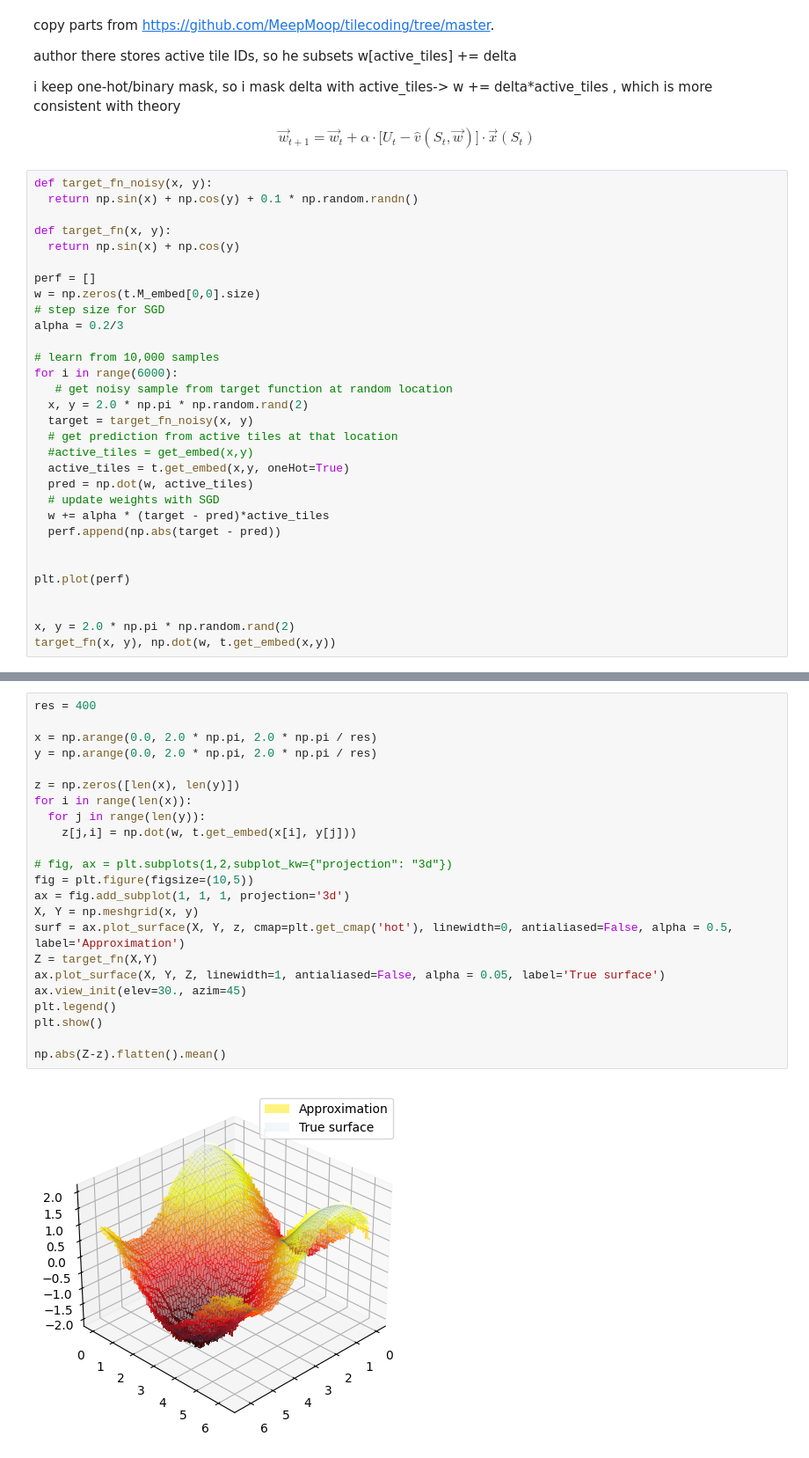
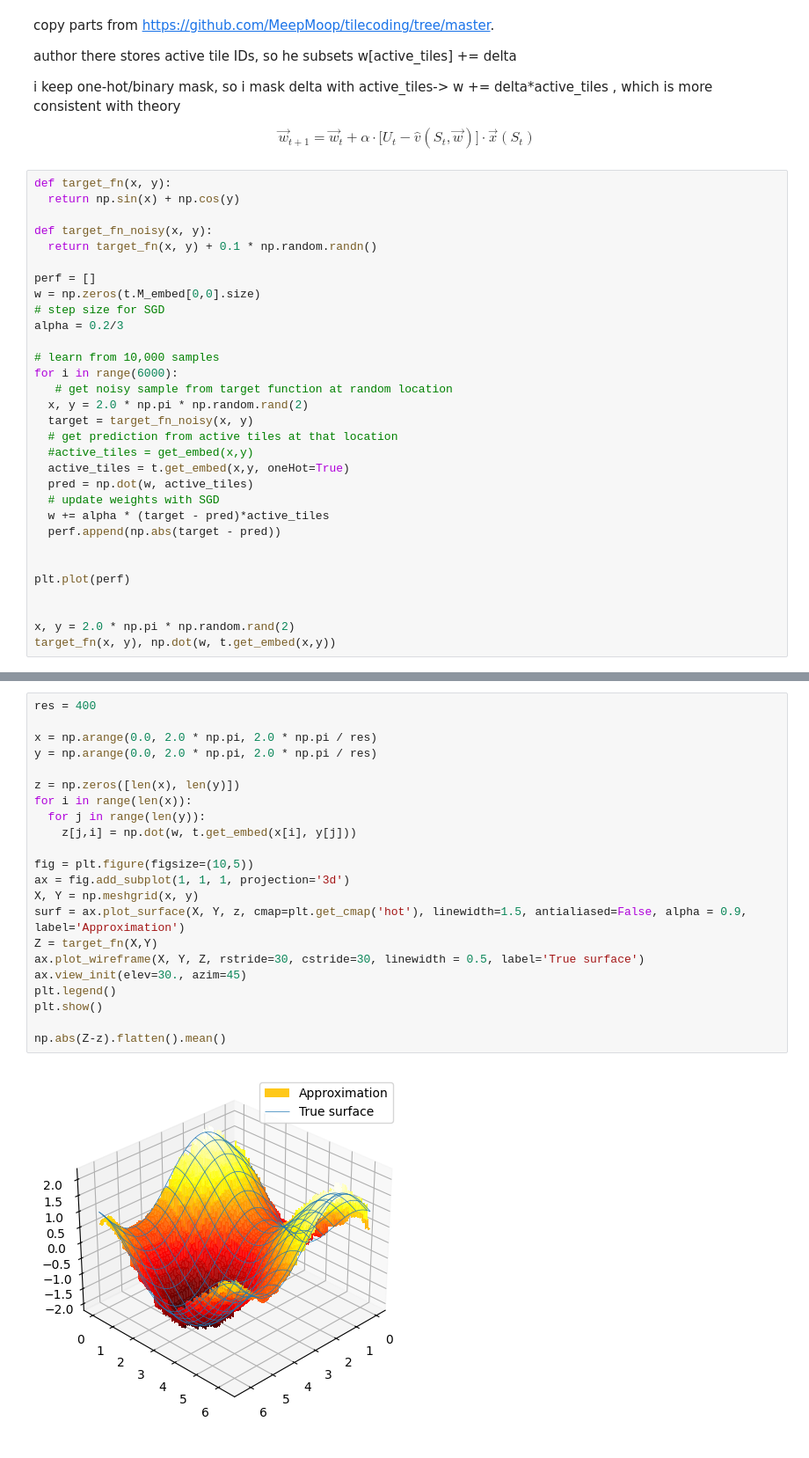
Before and after one commit to ajegorovs/aj_python_tool_lib, a Jupyter notebook: data_processing/neural_networks/RL_Reinforced_Learning/Sutton_P2_Ch09_Approximations.ipynb, the cells around one changed output, grey strips where cells are left out. Shown at 88% size. Drawn from its saved outputs; the diff is of its cells as text.

```diff
--- a/data_processing/neural_networks/RL_Reinforced_Learning/Sutton_P2_Ch09_Approximations.ipynb
+++ b/data_processing/neural_networks/RL_Reinforced_Learning/Sutton_P2_Ch09_Approximations.ipynb
@@ -218,11 +218,11 @@ i keep one-hot/binary mask, so i mask delta with active_tiles-> w += delta*activ
 
 $$\boxed{\vec{w}_{t+1} = \vec{w}_{t} + \alpha \cdot \bigg[U_t - \hat v(S_t,\vec{w})\bigg]\cdot \vec{x}(S_t) }$$
 # %%
-def target_fn_noisy(x, y):
-  return np.sin(x) + np.cos(y) + 0.1 * np.random.randn()
-
 def target_fn(x, y):
   return np.sin(x) + np.cos(y)
+
+def target_fn_noisy(x, y):
+  return target_fn(x, y) + 0.1 * np.random.randn()
 
 perf = []
 w = np.zeros(t.M_embed[0,0].size)
@@ -254,25 +254,24 @@ target_fn(x, y), np.dot(w, t.get_embed(x,y))
 # %%
 res = 400
 
 x = np.arange(0.0, 2.0 * np.pi, 2.0 * np.pi / res)
 y = np.arange(0.0, 2.0 * np.pi, 2.0 * np.pi / res)
 
 z = np.zeros([len(x), len(y)])
 for i in range(len(x)):
   for j in range(len(y)):
     z[j,i] = np.dot(w, t.get_embed(x[i], y[j]))
 
-# fig, ax = plt.subplots(1,2,subplot_kw={"projection": "3d"})
 fig = plt.figure(figsize=(10,5))
 ax = fig.add_subplot(1, 1, 1, projection='3d')
 X, Y = np.meshgrid(x, y)
-surf = ax.plot_surface(X, Y, z, cmap=plt.get_cmap('hot'), linewidth=0, antialiased=False, alpha = 0.5, label='Approximation')
+surf = ax.plot_surface(X, Y, z, cmap=plt.get_cmap('hot'), linewidth=1.5, antialiased=False, alpha = 0.9, label='Approximation')
 Z = target_fn(X,Y)
-ax.plot_surface(X, Y, Z, linewidth=1, antialiased=False, alpha = 0.05, label='True surface')
+ax.plot_wireframe(X, Y, Z, rstride=30, cstride=30, linewidth = 0.5, label='True surface')
 ax.view_init(elev=30., azim=45)
 plt.legend()
 plt.show()
 
 np.abs(Z-z).flatten().mean()
 # %% [output]
-[figure, old version]
+[figure, new version]
```
Also changed, not shown: parts of 11 cells of this notebook.
